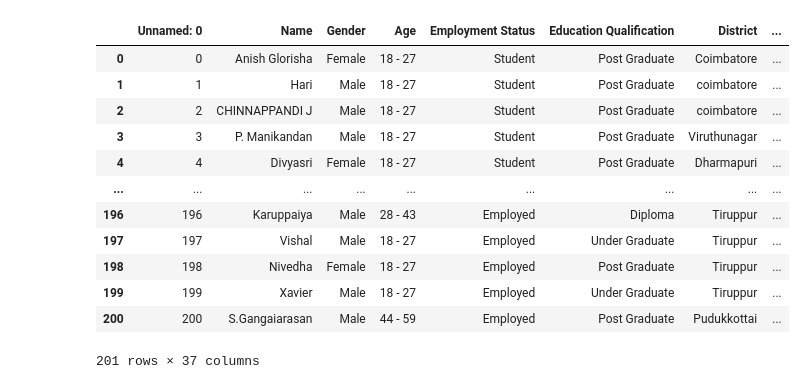
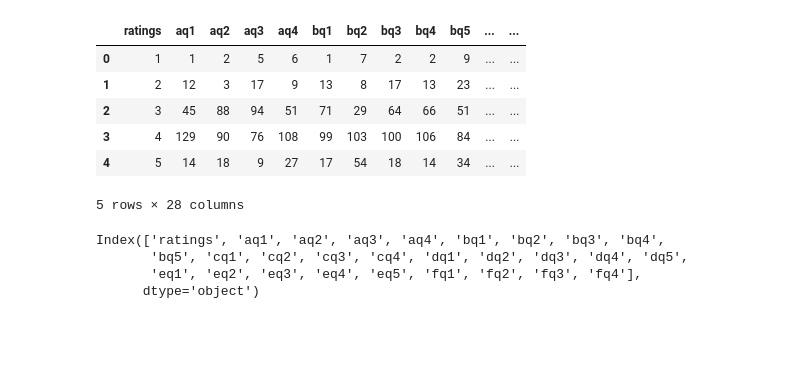
Before and after one commit to Anand-krish-0/A-study-on-awareness-and-perception-among-the-users-of-EVs, a Jupyter notebook: rough_work.ipynb, the cells around one changed output. Drawn from its saved outputs; the diff is of its cells as text; code cells hidden in the pictures; blank space fills up the shorter version.

```diff
--- a/rough_work.ipynb
+++ b/rough_work.ipynb
@@ -1,19 +1,20 @@
 # %%
 import pandas as pd
 # %%
-df=pd.read_csv('d:\pg project responses\cust_res.csv')
-df
+df=pd.read_csv('d:\pg project responses/analyze using python/fre_table_responce1.csv')
+df.head()
 # %% [output]
-|  | Unnamed: 0 | Name | Gender | Age | Employment Status | Education Qualification | District | ... |
-| 0 | 0 | Anish Glorisha | Female | 18 - 27 | Student | Post Graduate | Coimbatore | ... |
-| 1 | 1 | Hari | Male | 18 - 27 | Student | Post Graduate | coimbatore | ... |
-| 2 | 2 | CHINNAPPANDI J | Male | 18 - 27 | Student | Post Graduate | coimbatore | ... |
-| 3 | 3 | P. Manikandan | Male | 18 - 27 | Student | Post Graduate | Viruthunagar | ... |
-| 4 | 4 | Divyasri | Female | 18 - 27 | Student | Post Graduate | Dharmapuri | ... |
-| ... | ... | ... | ... | ... | ... | ... | ... | ... |
-| 196 | 196 | Karuppaiya | Male | 28 - 43 | Employed | Diploma | Tiruppur | ... |
-| 197 | 197 | Vishal | Male | 18 - 27 | Employed | Under Graduate | Tiruppur | ... |
-| 198 | 198 | Nivedha | Female | 18 - 27 | Employed | Post Graduate | Tiruppur | ... |
-| 199 | 199 | Xavier | Male | 18 - 27 | Employed | Under Graduate | Tiruppur | ... |
-| 200 | 200 | S.Gangaiarasan | Male | 44 - 59 | Employed | Post Graduate | Pudukkottai | ... |
+|  | ratings | aq1 | aq2 | aq3 | aq4 | bq1 | bq2 | bq3 | bq4 | bq5 | ... | ... |
+| 0 | 1 | 1 | 2 | 5 | 6 | 1 | 7 | 2 | 2 | 9 | ... | ... |
+| 1 | 2 | 12 | 3 | 17 | 9 | 13 | 8 | 17 | 13 | 23 | ... | ... |
+| 2 | 3 | 45 | 88 | 94 | 51 | 71 | 29 | 64 | 66 | 51 | ... | ... |
+| 3 | 4 | 129 | 90 | 76 | 108 | 99 | 103 | 100 | 106 | 84 | ... | ... |
+| 4 | 5 | 14 | 18 | 9 | 27 | 17 | 54 | 18 | 14 | 34 | ... | ... |
-201 rows × 37 columns
+5 rows × 28 columns
+# %%
+df.columns
+# %% [output]
+Index(['ratings', 'aq1', 'aq2', 'aq3', 'aq4', 'bq1', 'bq2', 'bq3', 'bq4',
+       'bq5', 'cq1', 'cq2', 'cq3', 'cq4', 'dq1', 'dq2', 'dq3', 'dq4', 'dq5',
+       'eq1', 'eq2', 'eq3', 'eq4', 'eq5', 'fq1', 'fq2', 'fq3', 'fq4'],
+      dtype='object')
```
Also changed, not shown: parts of 18 cells of this notebook, 4 other files.
